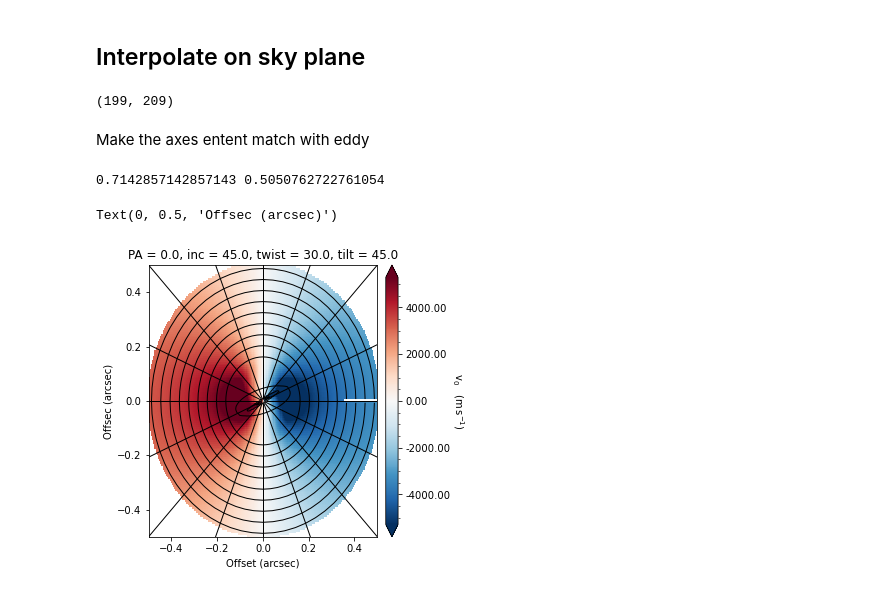
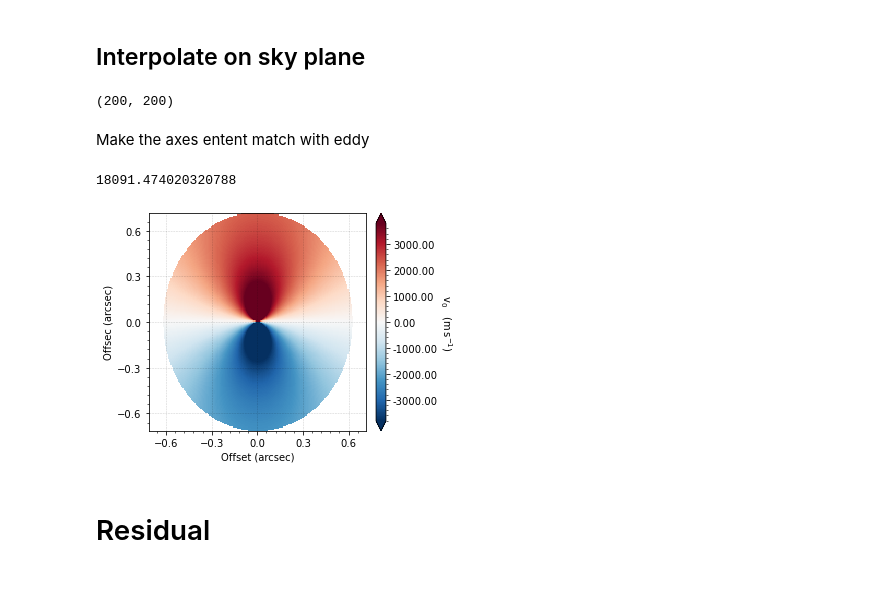
Before and after one commit to zuletav/warpdisks, a Jupyter notebook: notebooks/interpolation_comparison.ipynb, the cells around one changed output. Cells and saved outputs as stored; diff of their text form; code cells hidden in the pictures.

```diff
--- a/notebooks/interpolation_comparison.ipynb
+++ b/notebooks/interpolation_comparison.ipynb
@@ -104,8 +113,8 @@ Text(0.5, 1.0, 'PA = 90.0, inc = 45.0, twist = 30.0, tilt = 45.0')
 # %%
 ### General definitions of disk parameters
 # %%
-n_phi = 64
-r_i = np.linspace(0.5, 100, 201) # Use up to 100 to compare with radmc3d
+n_phi = 256
+r_i = np.linspace(0.0, 100, 201)
 r_c = 0.5 * (r_i[1:] + r_i[:-1])
 
 surf     = helper.get_surface(r_i=r_i, nphi=n_phi)
@@ -150,13 +163,15 @@ azi     = np.deg2rad(0)
 # %% [markdown]
 ## Apply the warp/twist
 # %%
-p1_i = diskwarp.fmodule.apply_matrix2d(p0_i, warp_i, twist_i, inc_obs, PA_obs, azi)
-v1_i = diskwarp.fmodule.apply_matrix2d(v0_i, warp_i, twist_i, inc_obs, PA_obs, azi)
+p1_i = diskwarp.fmodule.apply_matrix2d_r(p0_i, warp_i, twist_i, inc_obs, PA_obs, azi)
+v1_i = diskwarp.fmodule.apply_matrix2d_r(v0_i, warp_i, twist_i, inc_obs, PA_obs, azi)
+#p1_i = diskwarp.fmodule.apply_matrix2d(p0_i, warp_i, twist_i, inc_obs, PA_obs, azi)
+#v1_i = diskwarp.fmodule.apply_matrix2d(v0_i, warp_i, twist_i, inc_obs, PA_obs, azi)
 # %% [markdown]
 ## Interpolate on sky plane
 # %%
-_gx = np.linspace(-r_i[-1], r_i[-1], 200)
-_gy = np.linspace(-r_i[-1], r_i[-1], 210)
+_gx = np.linspace(-r_i[-1], r_i[-1], 200 + 1)
+_gy = np.linspace(-r_i[-1], r_i[-1], 200 + 1)
 img_xi, img_yi = np.meshgrid(_gx, _gy, indexing='ij')
 img_xc = 0.5 * (img_xi[1:, 1:] + img_xi[:-1, 1:])
 img_yc = 0.5 * (img_yi[1:, 1:] + img_yi[1:, :-1])
@@ -170,8 +185,10 @@ _,     img_r = diskwarp.fmodule.interpolate_grid(X, Y, Z, ri.T, img_xc, img_yc)
 
 img_v[img_v==img_v[0,0]] = np.nan
 img_r[img_r==img_r[0,0]] = np.nan
+
+print(img_v.shape)
 # %% [output]
-(199, 209)
+(200, 200)
 # %% [markdown]
 Make the axes entent match with eddy
 # %%
@@ -180,8 +197,7 @@ RRR = 100 # AU
 # Get the arcsec extention
 
 p = RRR/d # arcsec
-pp = p * np.cos(inc_obs)
-print(p, pp)
+pp = p #* np.cos(inc_obs)
 
 __gx = np.linspace(-pp, pp, img_xi.shape[0]-1)
 __gy = np.linspace(-p, p, img_xi.shape[1]-1)
@@ -190,54 +206,31 @@ img_xi_, img_yi_ = np.meshgrid(__gx, __gy, indexing='ij')
 
 
 tvals = np.arctan2(img_yi_, img_xi_)
-# %% [output]
-0.7142857142857143 0.5050762722761054
 # %%
-figV, axV = plt.subplots(figsize=(5,5))
+figV, axV = plt.subplots()
 
-vmin, vmax = np.nanpercentile(img_v, [2, 98])
-surf = axV.pcolormesh(img_xi_, img_yi_, img_v, cmap='RdBu_r', vmin=vmin, vmax=vmax)
-cb = figV.colorbar(surf, ax=axV, extend='both', pad=0.03, format='%.2f')
+vmin, vmax = np.nanpercentile(model, [2, 98])
+kwargsV = {'vmin':vmin, 'vmax':vmax}
+#surf = axV.pcolormesh(img_xi_, img_yi_, img_v, cmap='RdBu_r', vmin=vmin, vmax=vmax)
+surf = pl.plot_vel(img_xi_, img_yi_, img_v, ax=axV, **kwargsV)
+cb = figV.colorbar(surf, ax=axV, extend='both', pad=0.03, format='%.2f', fraction=0.046)
 cb.set_label(label=r'${\rm v_{0} \quad (m\,s^{-1})}$', rotation=270, labelpad=15)
 cb.minorticks_on()
 
+print(np.nanmax(img_v))
 # Plot the contour
 
-axV.contour(img_xi_, img_yi_, img_r, 12, colors='k', linewidths=1.0)
-for t in np.arange(-np.pi, np.pi, np.pi / 8.0):
-            if t - 0.1 < -np.pi:
-                a = np.where(abs(tvals - t) <= 0.4,
-                             tvals - t, np.nan)
-                b = np.where(abs(tvals - 2.0 * np.pi - t) <= 0.4,
-                             tvals - 2.0 * np.pi - t, np.nan)
-                amask = np.where(np.isfinite(a), 1, -1)
-                bmask = np.where(np.isfinite(b), 1, -1)
-                a = np.where(np.isfinite(a), a, 0.0)
-                b = np.where(np.isfinite(b), b, 0.0)
-                ttmp = np.where(amask * bmask < 1, a + b, np.nan)
-            elif t + 0.1 > np.pi:
-                a = np.where(abs(tvals - t) <= 0.4,
-                             tvals - t, np.nan)
-                b = np.where(abs(tvals + 2.0 * np.pi - t) <= 0.4,
-                             tvals + 2.0 * np.pi - t, np.nan)
-                amask = np.where(np.isfinite(a), 1, -1)
-                bmask = np.where(np.isfinite(b), 1, -1)
-                a = np.where(np.isfinite(a), a, 0.0)
-                b = np.where(np.isfinite(b), b, 0.0)
-                ttmp = np.where(amask * bmask < 1, a + b, np.nan)
-            else:
-                ttmp = np.where(abs(tvals - t) <= 0.4, tvals - t, np.nan)
-            axV.contour(img_xi_, img_yi_, ttmp, 0, colors='k', linewidths=1.0)
-# Set plot parameters
+#axV.contour(img_xi_, img_yi_, img_r, 10, colors='k', linewidths=0.5)
+#axV.contour(img_xi_, img_yi_, img_v, np.arange(-6000, 6000, 800), colors='b', linewidths=1.0)
 
-axV.set_title(f'PA = {PA}, inc = {inc}, twist = {twist}, tilt = {tilt}')
+#axV.set_title(f'PA = {PA}, inc = {inc}, twist = {twist}, tilt = {tilt}')
 
-axV.set_xlim(-0.5, 0.5)
-axV.set_ylim(-0.5, 0.5)
-axV.set_xlabel('Offset (arcsec)')
-axV.set_ylabel('Offsec (arcsec)')
+#axV.set_xlim(xlim)
+#axV.set_ylim(ylim)
 
 #figV.savefig(f'til_PA{PA}inc{inc}T{twist}t{tilt}.pdf', dpi=500, bbox_inches='tight')
 # %% [output]
-Text(0, 0.5, 'Offsec (arcsec)')
+18091.474020320788
-[figure, old version]
+[figure, new version]
+# %% [markdown]
+# Residual
```
Also changed, not shown: parts of 7 cells of this notebook, 4 other files.
